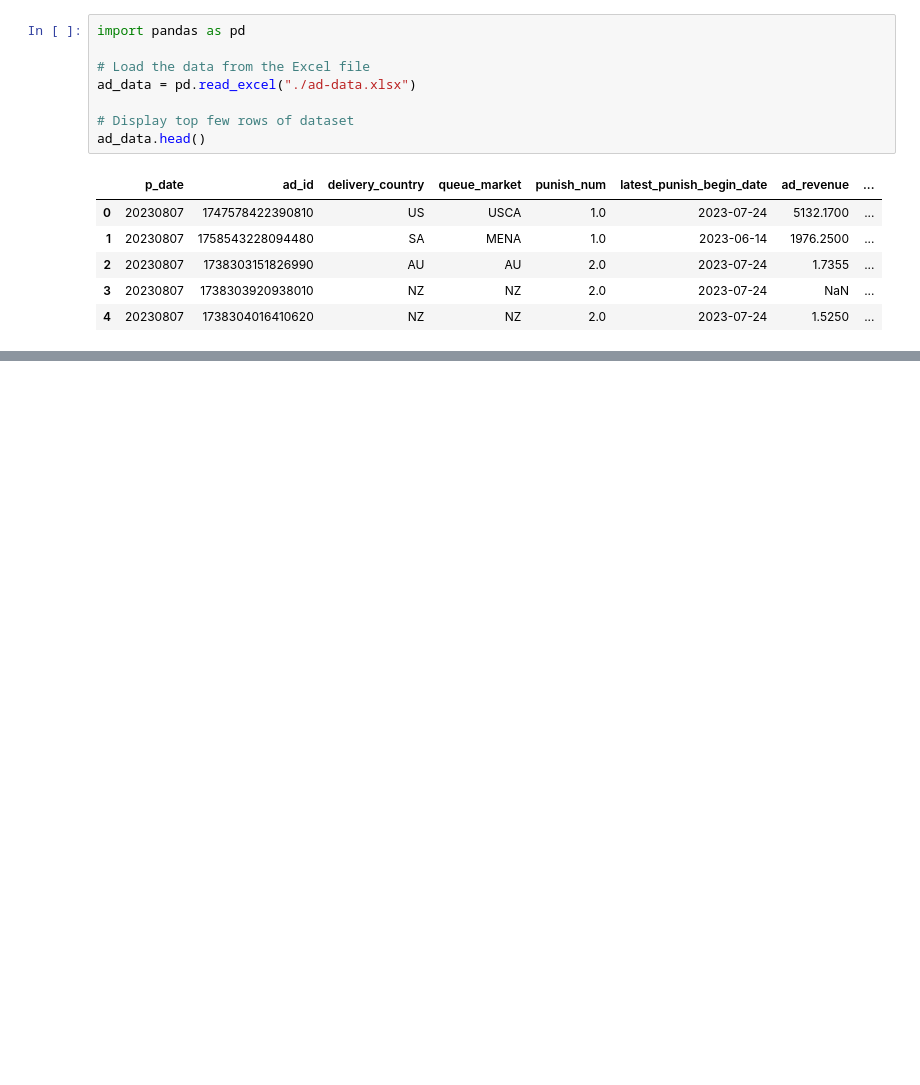
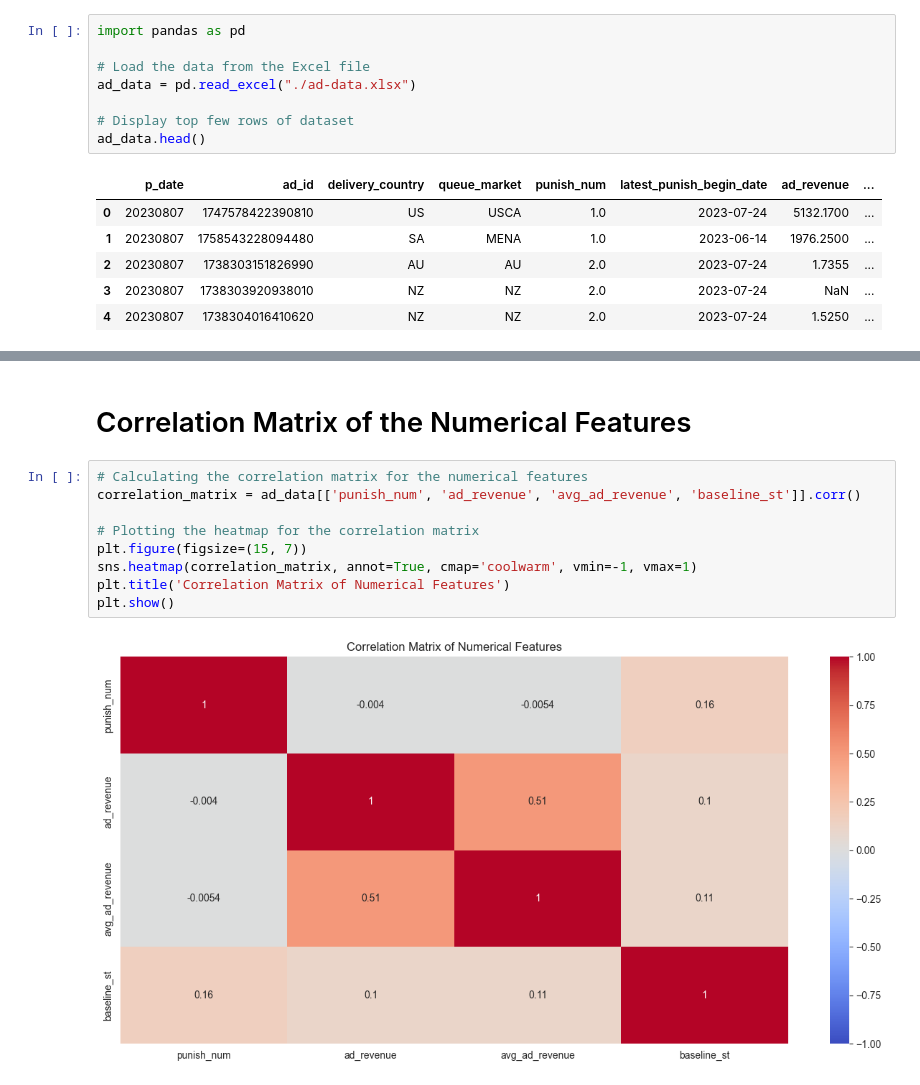
Before and after one commit to poon-zx/tiktok-ads-model, a Jupyter notebook: EDA/ads-eda.ipynb, the cells around one changed output, grey strips where cells are left out. Cells and saved outputs as stored; diff of their text form; blank space fills up the shorter version.

```diff
--- a/EDA/ads-eda.ipynb
+++ b/EDA/ads-eda.ipynb
@@ -41,0 +323,13 @@ When first dealing with any dataset, it is important to do Exploratory Data Anal
+# %% [markdown]
+# Correlation Matrix of the Numerical Features
+# %%
+# Calculating the correlation matrix for the numerical features
+correlation_matrix = ad_data[['punish_num', 'ad_revenue', 'avg_ad_revenue', 'baseline_st']].corr()
+
+# Plotting the heatmap for the correlation matrix
+plt.figure(figsize=(15, 7))
+sns.heatmap(correlation_matrix, annot=True, cmap='coolwarm', vmin=-1, vmax=1)
+plt.title('Correlation Matrix of Numerical Features')
+plt.show()
+# %% [output]
+[figure, added]
```
Also changed, not shown: parts of 27 cells of this notebook, 1 other file.
